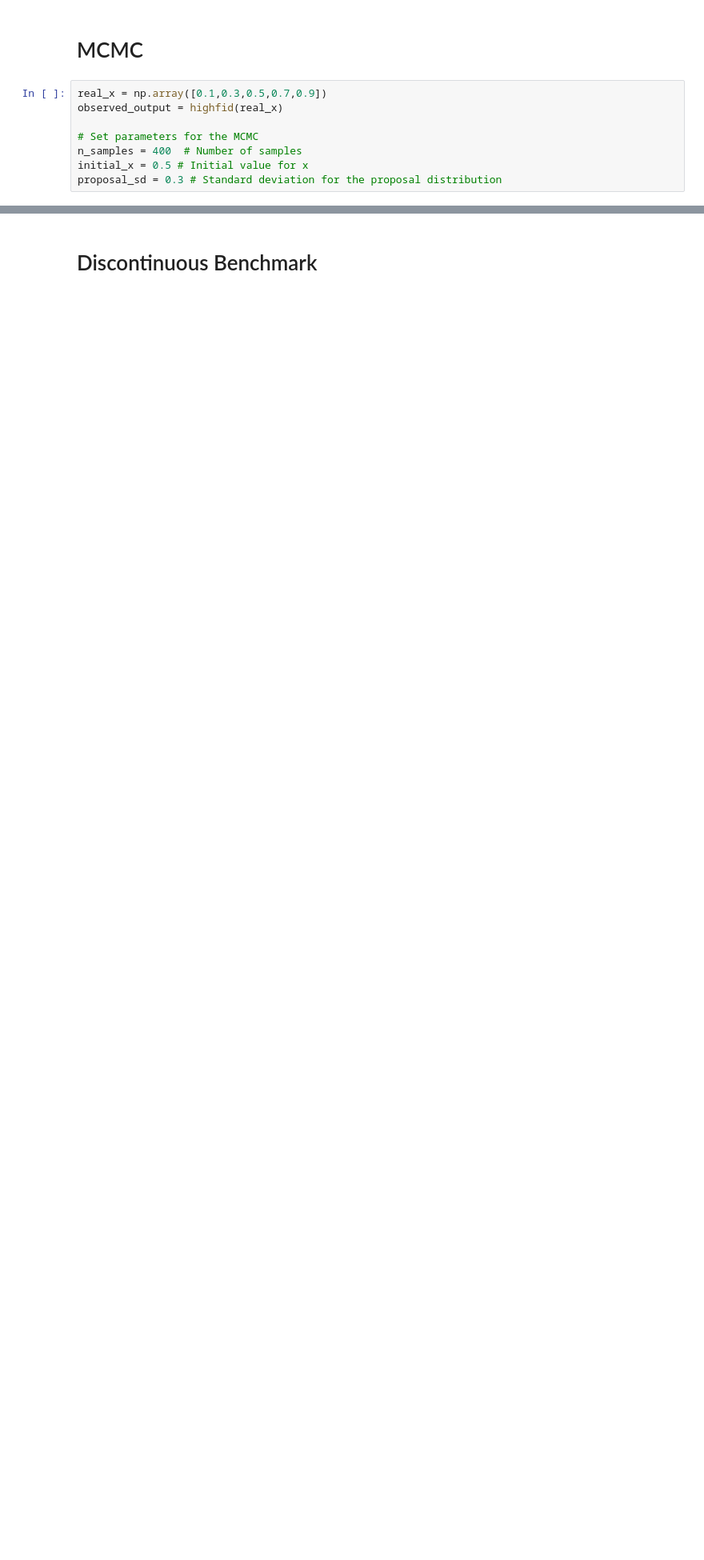
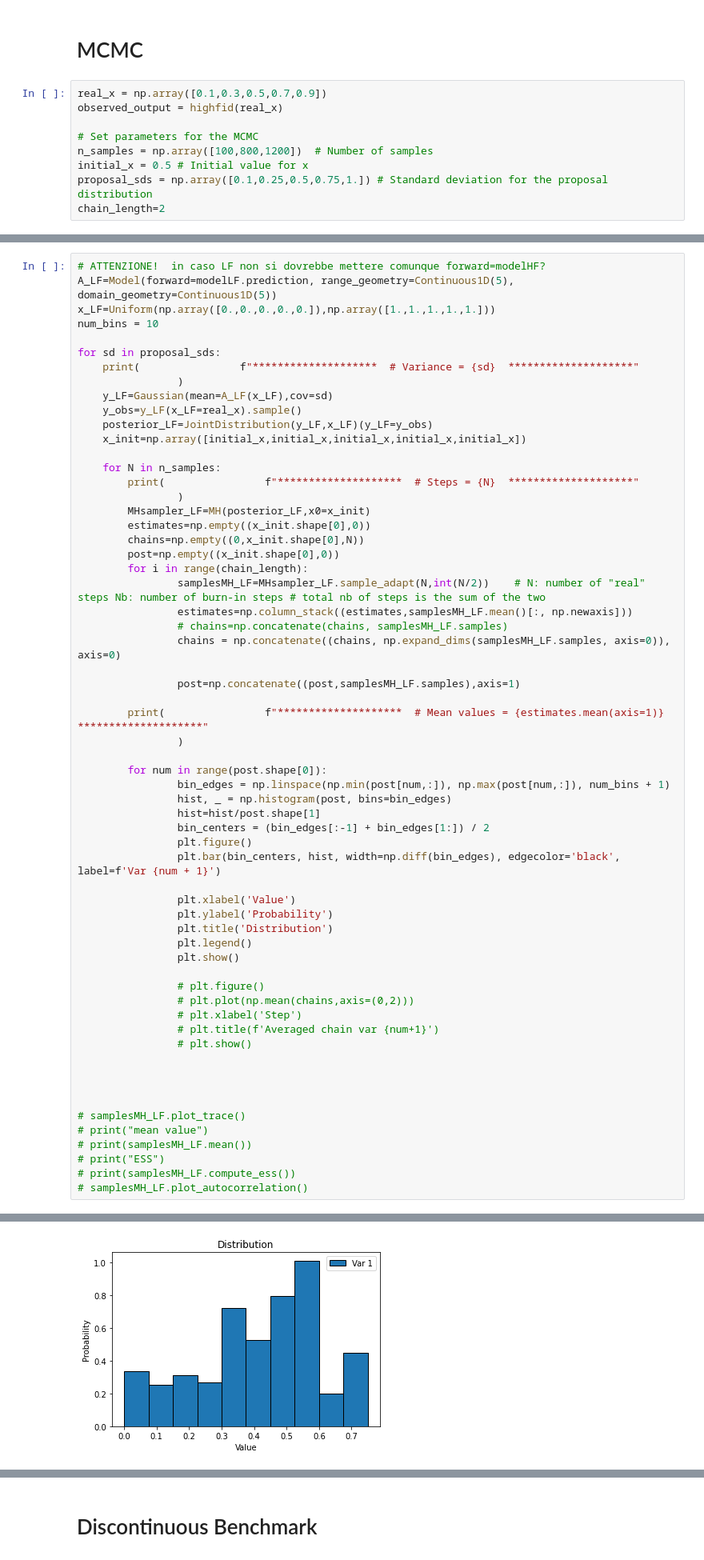
Before and after one commit to Jackmos/Multi-Fidelity-MCMC-methods, a Jupyter notebook: PACS_project2/1DBench_MCMC/Bench1D_2step_MCMC_definitivo.ipynb, the cells around one changed output, grey strips where cells are left out. Shown at 80% size. Cells and saved outputs as stored; diff of their text form; blank space fills up the shorter version.

Commit message:
mcmc  update + modello lin caso diffusion

```diff
--- a/PACS_project2/1DBench_MCMC/Bench1D_2step_MCMC_definitivo.ipynb
+++ b/PACS_project2/1DBench_MCMC/Bench1D_2step_MCMC_definitivo.ipynb
@@ -121,6 +119,7 @@ real_x = np.array([0.1,0.3,0.5,0.7,0.9])
 observed_output = highfid(real_x)
 
 # Set parameters for the MCMC
-n_samples = 400  # Number of samples
+n_samples = np.array([100,800,1200])  # Number of samples
 initial_x = 0.5 # Initial value for x
-proposal_sd = 0.3 # Standard deviation for the proposal distribution
+proposal_sds = np.array([0.1,0.25,0.5,0.75,1.]) # Standard deviation for the proposal distribution
+chain_length=2
@@ -126,0 +166,62 @@ proposal_sd = 0.3 # Standard deviation for the proposal distribution
+# %%
+# ATTENZIONE!  in caso LF non si dovrebbe mettere comunque forward=modelHF?
+A_LF=Model(forward=modelLF.prediction, range_geometry=Continuous1D(5), domain_geometry=Continuous1D(5))
+x_LF=Uniform(np.array([0.,0.,0.,0.,0.]),np.array([1.,1.,1.,1.,1.]))
+num_bins = 10
+
+for sd in proposal_sds:
+    print(                f"********************  # Variance = {sd}  ********************"
+                )
+    y_LF=Gaussian(mean=A_LF(x_LF),cov=sd)
+    y_obs=y_LF(x_LF=real_x).sample()
+    posterior_LF=JointDistribution(y_LF,x_LF)(y_LF=y_obs)
+    x_init=np.array([initial_x,initial_x,initial_x,initial_x,initial_x])
+
+    for N in n_samples:
+        print(                f"********************  # Steps = {N}  ********************"
+                )
+        MHsampler_LF=MH(posterior_LF,x0=x_init)
+        estimates=np.empty((x_init.shape[0],0))
+        chains=np.empty((0,x_init.shape[0],N))
+        post=np.empty((x_init.shape[0],0))
+        for i in range(chain_length):
+                samplesMH_LF=MHsampler_LF.sample_adapt(N,int(N/2))    # N: number of "real" steps Nb: number of burn-in steps # total nb of steps is the sum of the two
+                estimates=np.column_stack((estimates,samplesMH_LF.mean()[:, np.newaxis]))
+                # chains=np.concatenate(chains, samplesMH_LF.samples)
+                chains = np.concatenate((chains, np.expand_dims(samplesMH_LF.samples, axis=0)), axis=0)
+
+                post=np.concatenate((post,samplesMH_LF.samples),axis=1)
+
+        print(                f"********************  # Mean values = {estimates.mean(axis=1)}  ********************"
+                )
+
+        for num in range(post.shape[0]):
+                bin_edges = np.linspace(np.min(post[num,:]), np.max(post[num,:]), num_bins + 1)
+                hist, _ = np.histogram(post, bins=bin_edges)
+                hist=hist/post.shape[1]
+                bin_centers = (bin_edges[:-1] + bin_edges[1:]) / 2
+                plt.figure()
+                plt.bar(bin_centers, hist, width=np.diff(bin_edges), edgecolor='black', label=f'Var {num + 1}')
+
+                plt.xlabel('Value')
+                plt.ylabel('Probability')
+                plt.title('Distribution')
+                plt.legend()
+                plt.show()
+
+                # plt.figure()
+                # plt.plot(np.mean(chains,axis=(0,2)))
+                # plt.xlabel('Step')
+                # plt.title(f'Averaged chain var {num+1}')
+                # plt.show()
+
+
+
+
+# samplesMH_LF.plot_trace()
+# print("mean value")
+# print(samplesMH_LF.mean())
+# print("ESS")
+# print(samplesMH_LF.compute_ess())
+# samplesMH_LF.plot_autocorrelation()
+# %% [output]
@@ -126,0 +245 @@ proposal_sd = 0.3 # Standard deviation for the proposal distribution
+[figure, added]
```
Also changed, not shown: parts of 46 cells of this notebook, 21 other files.
